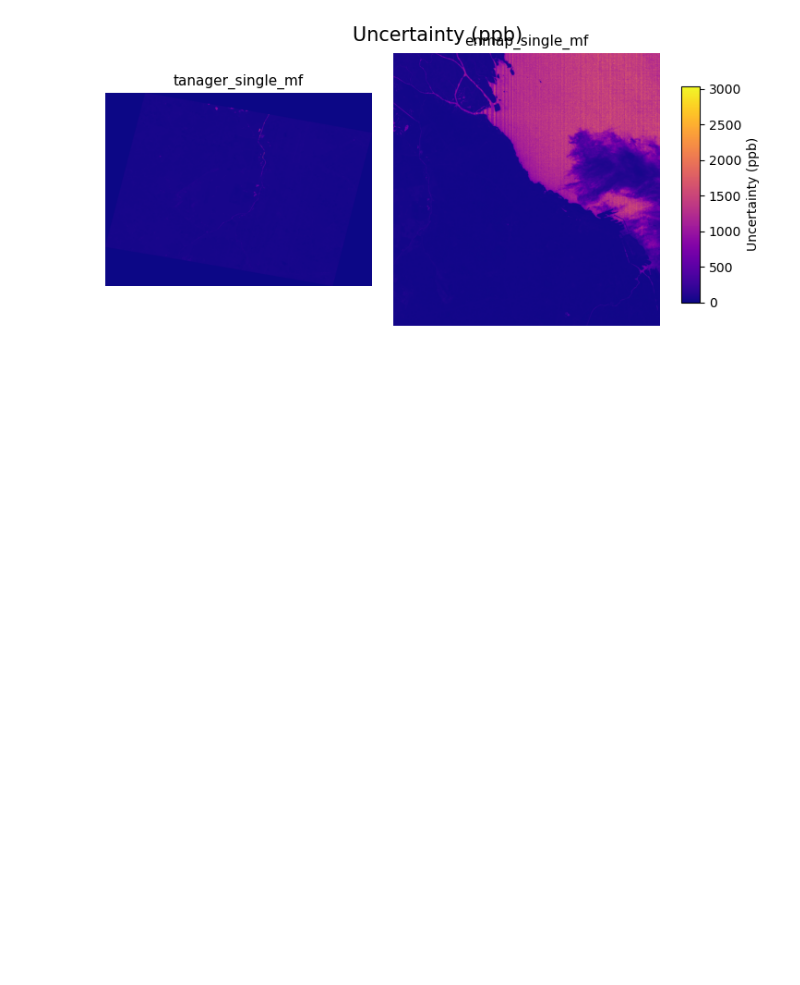
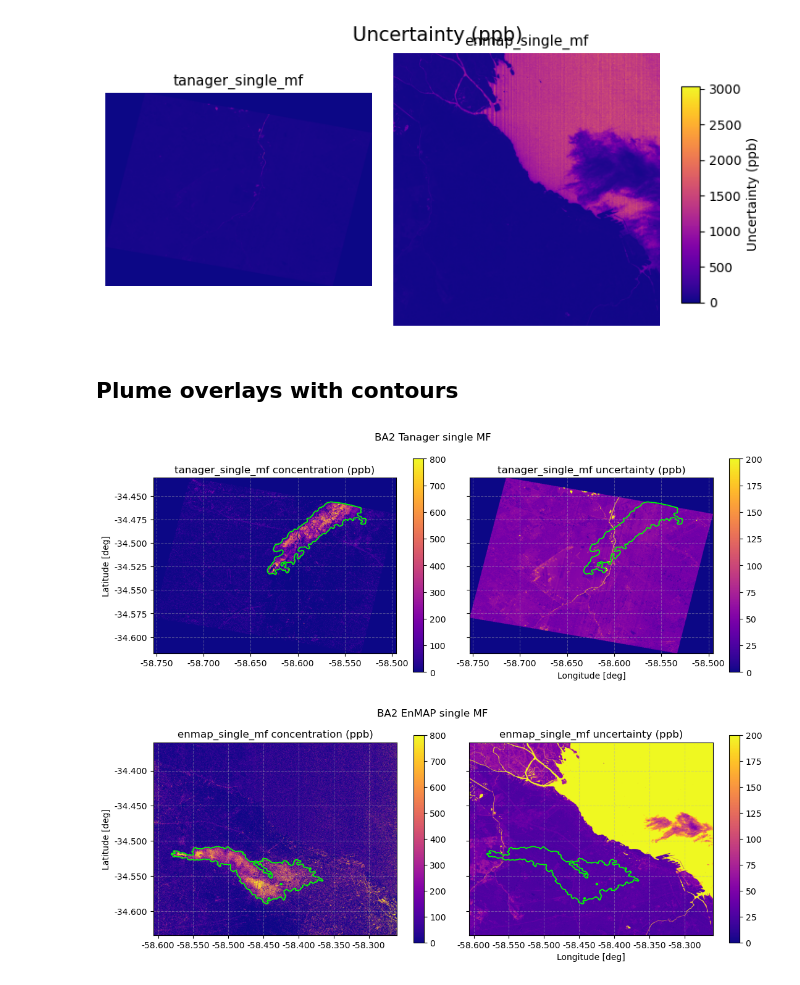
Before and after one commit to AlFe23/hygas, a Jupyter notebook: notebooks/BA2_plume_analysis_single_MF.ipynb, the cells around one changed output. Drawn from its saved outputs; the diff is of its cells as text; code cells hidden in the pictures; blank space fills up the shorter version.

```diff
--- a/notebooks/BA2_plume_analysis_single_MF.ipynb
+++ b/notebooks/BA2_plume_analysis_single_MF.ipynb
@@ -626,3 +626,79 @@ plt.show()
 # %% [output]
 [figure]
 [figure]
+# %% [markdown]
+## Plume overlays with contours
+# %%
+import matplotlib.ticker as mticker
+
+
+def _extent_from_gt(gt, shape):
+    x0, dx, _, y0, _, dy = gt
+    h, w = shape
+    x1 = x0 + dx * w
+    y1 = y0 + dy * h
+    return [x0, x1, y1, y0]
+
+
+def _axis_labels(crs):
+    if crs and getattr(crs, 'is_geographic', False):
+        return 'Longitude [deg]', 'Latitude [deg]'
+    return 'Easting', 'Northing'
+
+
+def plot_plume_overlays(results, contour_color='lime', pct=99.0):
+    for res in results:
+        conc = res['concentration_ppb']
+        unc = res['uncertainty_ppb']
+        gt = res['geotransform']
+        proj = res['projection']
+        extent = _extent_from_gt(gt, conc.shape)
+        x0, x1, y_min, y_max = extent
+        x_coords = np.linspace(x0, x1, conc.shape[1])
+        y_coords = np.linspace(y_max, y_min, conc.shape[0])
+
+        gdf = gpd.read_file(res['vector_path'])
+        raster_crs = CRS.from_wkt(proj) if proj else None
+        if raster_crs:
+            gdf = gdf.to_crs(raster_crs)
+        mask = rasterize_gdf(gdf, gt, proj, conc.shape)
+
+        def _auto(arr):
+            try:
+                v = float(np.nanpercentile(arr, pct))
+            except Exception:
+                v = None
+            if not np.isfinite(v) or v <= 0:
+                v = float(np.nanmax(arr)) if np.isfinite(np.nanmax(arr)) else None
+            return v
+
+        conc_vmax = _auto(conc)
+        unc_vmax = _auto(unc)
+
+        fig, axes = plt.subplots(1, 2, figsize=(11, 4.2), sharex=True, sharey=True)
+        im0 = axes[0].imshow(np.ma.masked_invalid(conc), cmap='plasma', vmin=0, vmax=800, extent=extent, origin='upper')
+        axes[0].contour(x_coords, y_coords, mask.astype(float), levels=[0.5], colors=contour_color, linewidths=1.2)
+        axes[0].set_title(f"{res['label']} concentration (ppb)")
+        plt.colorbar(im0, ax=axes[0], fraction=0.046, pad=0.06)
+
+        im1 = axes[1].imshow(np.ma.masked_invalid(unc), cmap='plasma', vmin=0, vmax=200, extent=extent, origin='upper')
+        axes[1].contour(x_coords, y_coords, mask.astype(float), levels=[0.5], colors=contour_color, linewidths=1.2)
+        axes[1].set_title(f"{res['label']} uncertainty (ppb)")
+        plt.colorbar(im1, ax=axes[1], fraction=0.046, pad=0.06)
+
+        for ax in axes:
+            ax.set_aspect('equal')
+            ax.grid(True, linestyle='--', alpha=0.4)
+            ax.xaxis.set_major_formatter(mticker.FormatStrFormatter('%.3f'))
+            ax.yaxis.set_major_formatter(mticker.FormatStrFormatter('%.3f'))
+        xl, yl = _axis_labels(raster_crs)
+        axes[1].set_xlabel(xl)
+        axes[0].set_ylabel(yl)
+        fig.suptitle(res['scene'], fontsize=12)
+        fig.tight_layout()
+        plt.show()
+
+plot_plume_overlays(all_results, contour_color='lime', pct=99.0)
+# %% [output]
+[figure, added]
+[figure, added]
```
Also changed, not shown: parts of 1 cell of this notebook.
